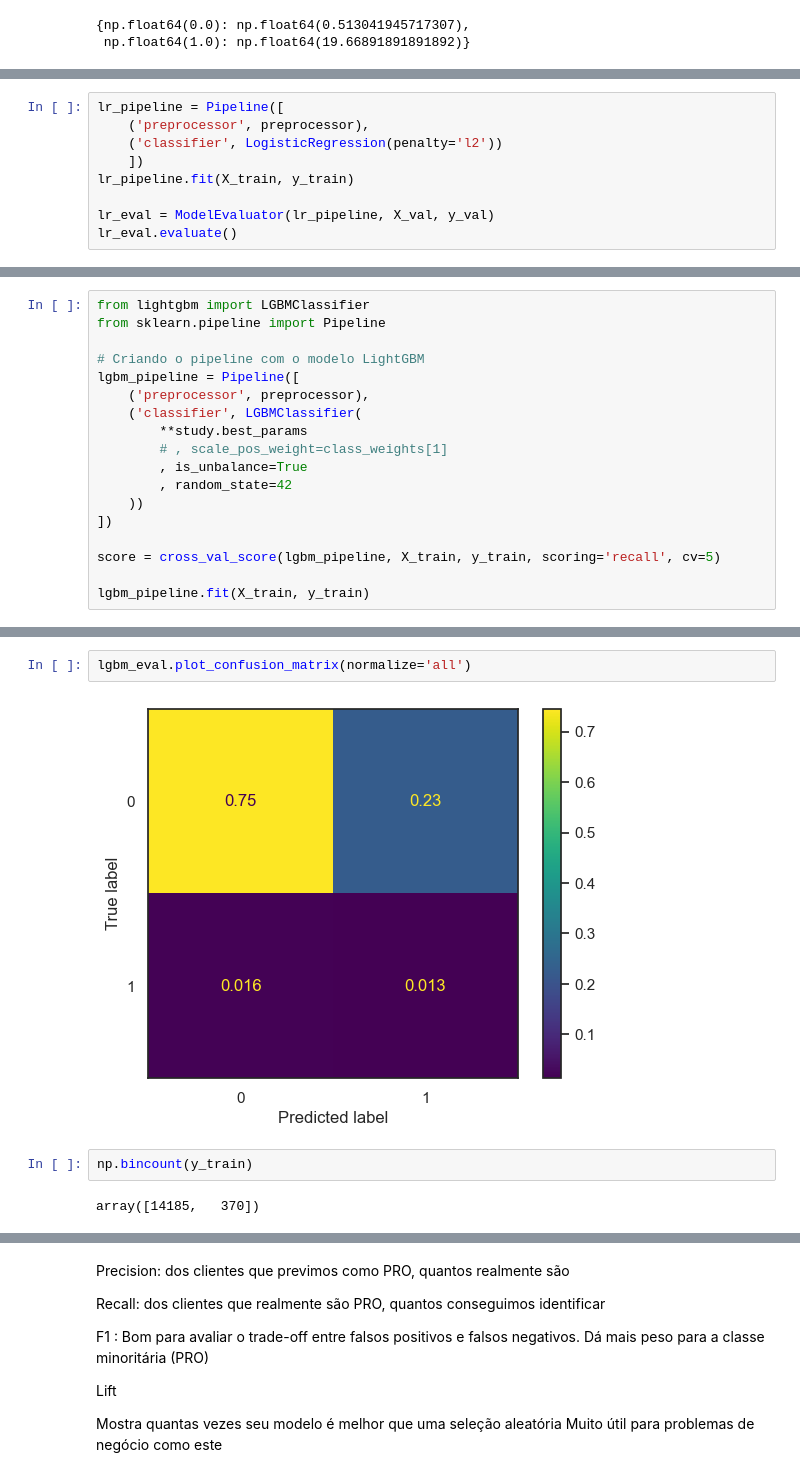
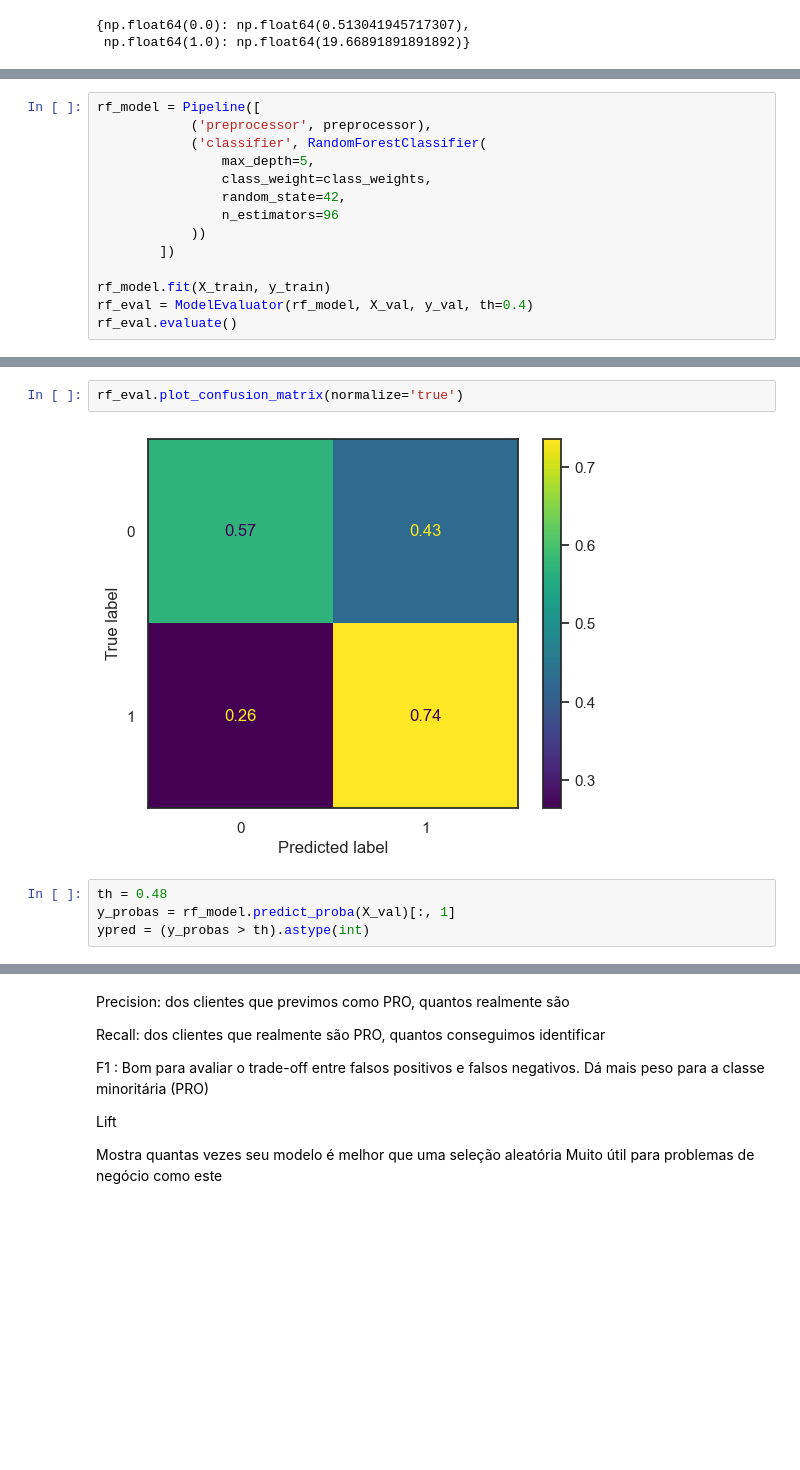
Before and after one commit to victor-hro/cartola, a Jupyter notebook: notebooks/model.ipynb, the cells around one changed output, grey strips where cells are left out. Saved outputs shown, nothing was run; the diff lists cells and outputs as text; blank space fills up the shorter version.

Commit message:
modelos treinados

```diff
--- a/notebooks/model.ipynb
+++ b/notebooks/model.ipynb
@@ -322,9 +354,0 @@ print("Melhores parâmetros:", best_params)
-# %%
-lr_pipeline = Pipeline([
-    ('preprocessor', preprocessor),
-    ('classifier', LogisticRegression(penalty='l2'))
-    ])
-lr_pipeline.fit(X_train, y_train)
-
-lr_eval = ModelEvaluator(lr_pipeline, X_val, y_val)
-lr_eval.evaluate()
@@ -533,18 +474,0 @@ study.best_params
-# %%
-from lightgbm import LGBMClassifier
-from sklearn.pipeline import Pipeline
-
-# Criando o pipeline com o modelo LightGBM
-lgbm_pipeline = Pipeline([
-    ('preprocessor', preprocessor),
-    ('classifier', LGBMClassifier(
-        **study.best_params
-        # , scale_pos_weight=class_weights[1]
-        , is_unbalance=True
-        , random_state=42
-    ))
-])
-
-score = cross_val_score(lgbm_pipeline, X_train, y_train, scoring='recall', cv=5)
-
-lgbm_pipeline.fit(X_train, y_train)
@@ -589,0 +492,14 @@ lgbm_eval.plot_lift()
+# %%
+rf_model = Pipeline([
+            ('preprocessor', preprocessor),
+            ('classifier', RandomForestClassifier(
+                max_depth=5,
+                class_weight=class_weights,
+                random_state=42,
+                n_estimators=96
+            ))
+        ])
+
+rf_model.fit(X_train, y_train)
+rf_eval = ModelEvaluator(rf_model, X_val, y_val, th=0.4)
+rf_eval.evaluate()
@@ -590,8 +515,8 @@ lgbm_eval.plot_lift()
 # %%
-lgbm_eval.plot_confusion_matrix(normalize='all')
+rf_eval.plot_confusion_matrix(normalize='true')
 # %% [output]
-[figure, old version]
+[figure, new version]
-# %%
-np.bincount(y_train)
-# %% [output]
-array([14185,   370])
+# %%
+th = 0.48
+y_probas = rf_model.predict_proba(X_val)[:, 1]
+ypred = (y_probas > th).astype(int)
```
Also changed, not shown: parts of 58 cells of this notebook, 2 other files.
